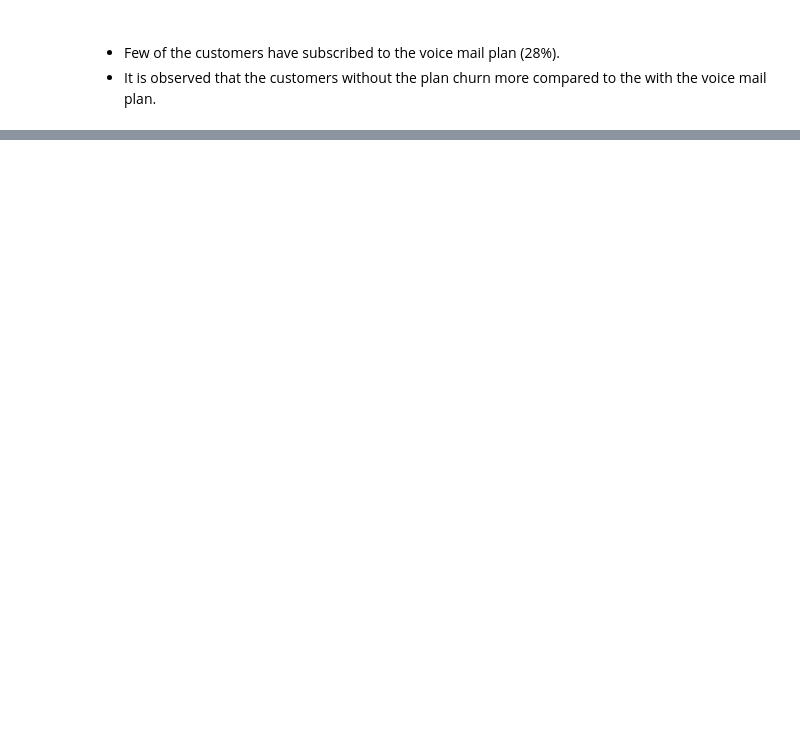
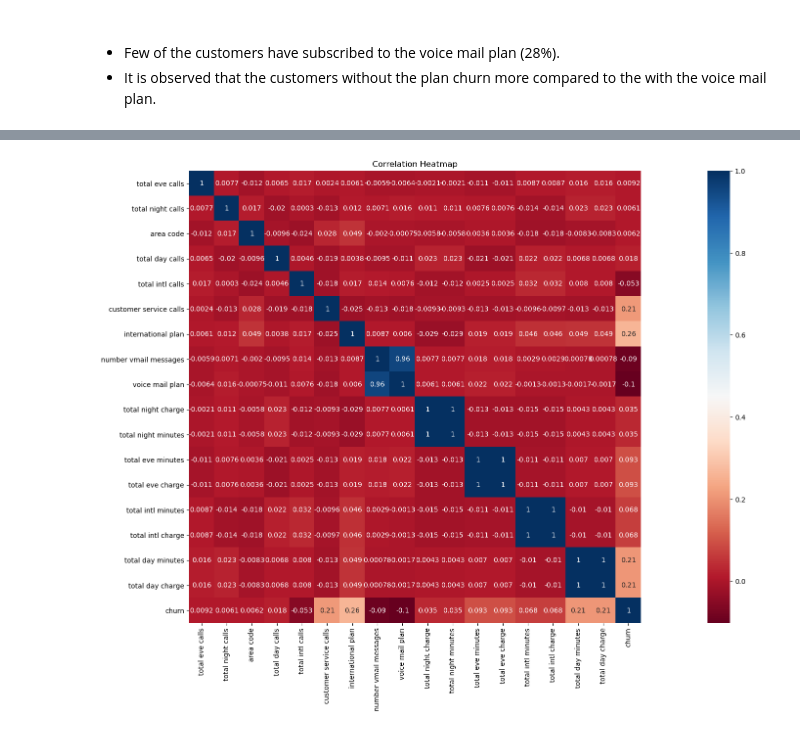
Before and after one commit to Emilly-Njue/Phase3-Project, a Jupyter notebook: customer_churn.ipynb, the cells around one changed output, grey strips where cells are left out. Saved outputs shown, nothing was run; the diff lists cells and outputs as text; code cells hidden in the pictures; blank space fills up the shorter version.

Commit message:
correlation

```diff
--- a/customer_churn.ipynb
+++ b/customer_churn.ipynb
@@ -367,0 +320,5 @@ Name: churn, dtype: float64
+# %%
+corr_matrix = data.corr()
+sorted_columns = corr_matrix.abs().sum().sort_values().index
+sorted_corr_matrix = corr_matrix.reindex(index=sorted_columns, columns=sorted_columns)
+sorted_corr_matrix
@@ -367,0 +343,8 @@ Name: churn, dtype: float64
+# %%
+plt.figure(figsize=(35, 12))
+sns.heatmap(sorted_corr_matrix, annot=True, cmap='RdBu', square=True)
+
+plt.title('Correlation Heatmap')
+plt.show()
+# %% [output]
+[figure, added]
```
Also changed, not shown: parts of 27 cells of this notebook.
